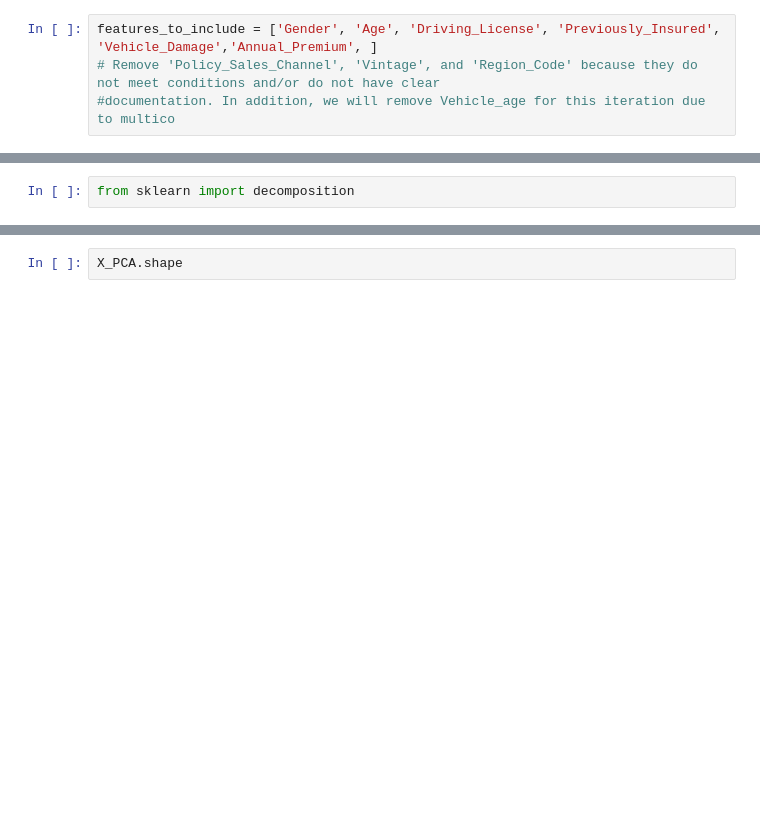
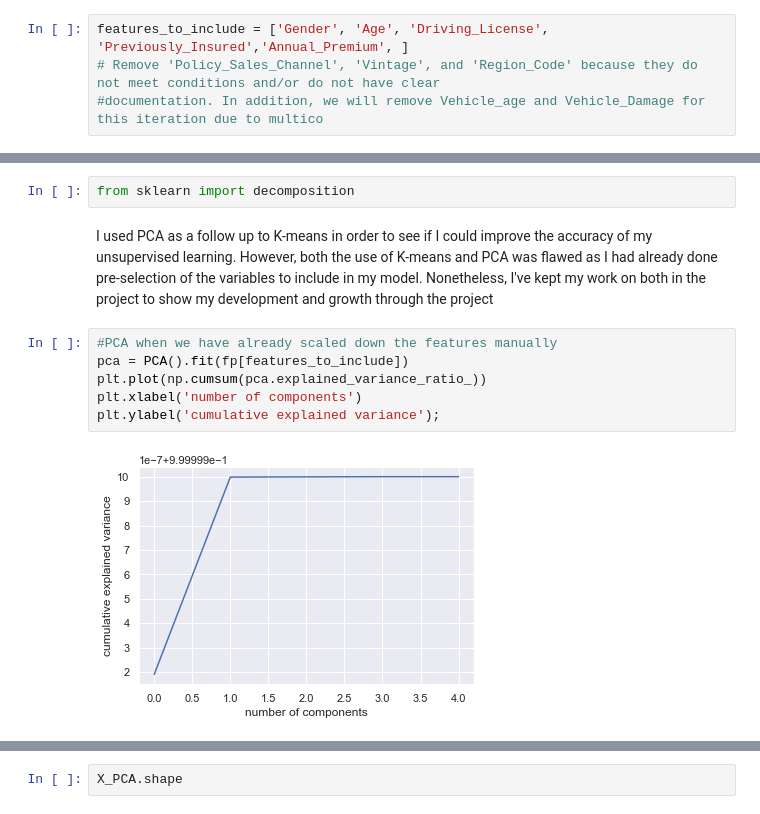
Before and after one commit to Kimjaso/Health-Insurance-Cross-sell, a Jupyter notebook: FinalProject.ipynb, the cells around one changed output, grey strips where cells are left out. Cells and saved outputs as stored; diff of their text form; blank space fills up the shorter version.

```diff
--- a/FinalProject.ipynb
+++ b/FinalProject.ipynb
@@ -87,7 +99,7 @@ from sklearn.cluster import KMeans
 # %%
-features_to_include = ['Gender', 'Age', 'Driving_License', 'Previously_Insured', 'Vehicle_Damage','Annual_Premium', ]
+features_to_include = ['Gender', 'Age', 'Driving_License', 'Previously_Insured','Annual_Premium', ]
 # Remove 'Policy_Sales_Channel', 'Vintage', and 'Region_Code' because they do not meet conditions and/or do not have clear
-#documentation. In addition, we will remove Vehicle_age for this iteration due to multico
+#documentation. In addition, we will remove Vehicle_age and Vehicle_Damage for this iteration due to multico
 # %%
 #Check multicollinearity
 multico = fp.corr()
@@ -240,3 +219,13 @@ array([[-0.92154476,  0.33377727,  0.04620794, ...,  2.45028138,
 from sklearn.decomposition import PCA
 # %%
 from sklearn import decomposition
+# %% [markdown]
+I used PCA as a follow up to K-means in order to see if I could improve the accuracy of my unsupervised learning. However, both the use of K-means and PCA was flawed as I had already done pre-selection of the variables to include in my model. Nonetheless, I've kept my work on both in the project to show my development and growth through the project
+# %%
+#PCA when we have already scaled down the features manually
+pca = PCA().fit(fp[features_to_include])
+plt.plot(np.cumsum(pca.explained_variance_ratio_))
+plt.xlabel('number of components')
+plt.ylabel('cumulative explained variance');
+# %% [output]
+[figure, added]
```
Also changed, not shown: parts of 158 cells of this notebook.
